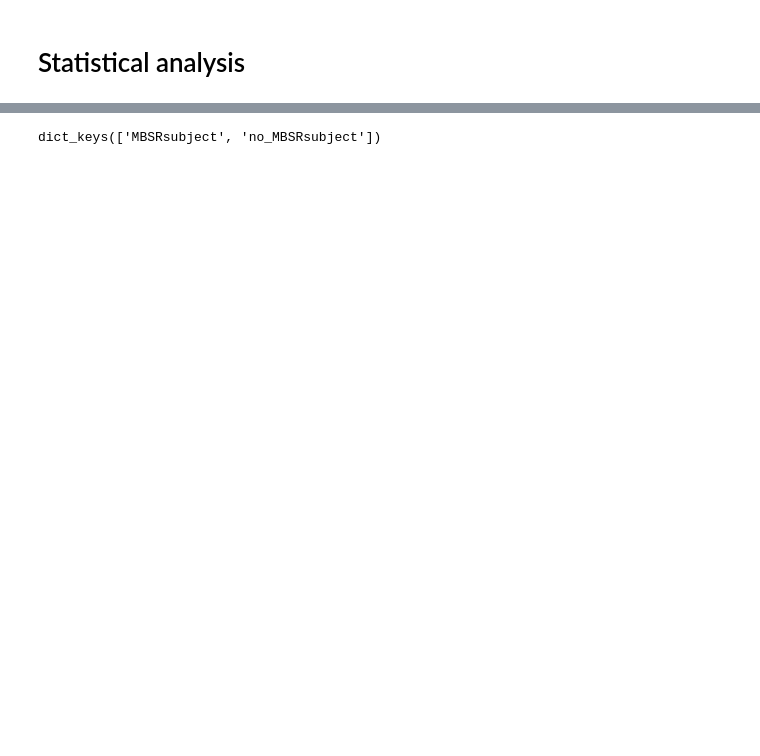
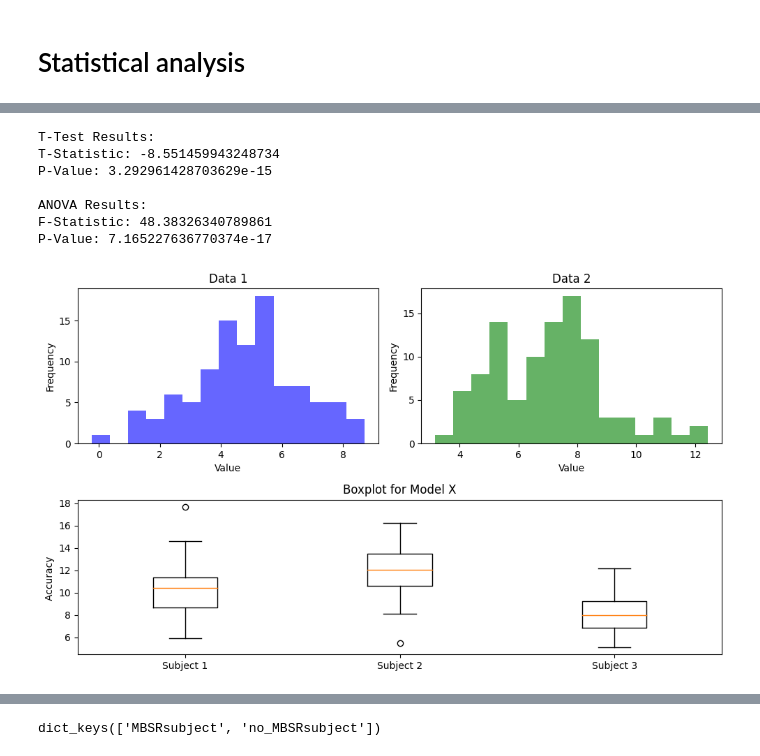
Before and after one commit to mralioo/BBCPy_DNN, a Jupyter notebook: notebooks/VizData.ipynb, the cells around one changed output, grey strips where cells are left out. Cells and saved outputs as stored; diff of their text form; code cells hidden in the pictures; blank space fills up the shorter version.

```diff
--- a/notebooks/VizData.ipynb
+++ b/notebooks/VizData.ipynb
@@ -9,3 +39,65 @@ Sensorimotor Rhythms
+# %%
+import numpy as np
+import scipy.stats as stats
+import matplotlib.pyplot as plt
+
+# Generate some sample data for demonstration purposes
+np.random.seed(42)
+data1 = np.random.normal(loc=5, scale=2, size=100)
+data2 = np.random.normal(loc=7, scale=2, size=100)
+
+data_group1 = np.random.normal(loc=10, scale=2, size=50)
+data_group2 = np.random.normal(loc=12, scale=2, size=50)
+data_group3 = np.random.normal(loc=8, scale=2, size=50)
+
+# Compute t-test
+t_stat, p_value = stats.ttest_ind(data1, data2)
+
+# Compute ANOVA
+f_stat, p_value_anova = stats.f_oneway(data_group1, data_group2, data_group3)
+
+# Print the results
+print("T-Test Results:")
+print(f"T-Statistic: {t_stat}")
+print(f"P-Value: {p_value}")
+print("\nANOVA Results:")
+print(f"F-Statistic: {f_stat}")
+print(f"P-Value: {p_value_anova}")
+
+# Data Visualization
+plt.figure(figsize=(10, 6))
+
+# Histogram for data1
+plt.subplot(2, 2, 1)
+plt.hist(data1, bins=15, color='blue', alpha=0.6)
+plt.title('Data 1')
+plt.xlabel('Value')
+plt.ylabel('Frequency')
+
+# Histogram for data2
+plt.subplot(2, 2, 2)
+plt.hist(data2, bins=15, color='green', alpha=0.6)
+plt.title('Data 2')
+plt.xlabel('Value')
+plt.ylabel('Frequency')
+
+# Boxplot for ANOVA data
+plt.subplot(2, 1, 2)
+plt.boxplot([data_group1, data_group2, data_group3], labels=['Subject 1', 'Subject 2', 'Subject 3'])
+plt.title('Boxplot for Model X')
+plt.ylabel('Accuracy ')
+
+plt.tight_layout()
+plt.show()
+# %% [output]
+T-Test Results:
+T-Statistic: -8.551459943248734
+P-Value: 3.292961428703629e-15
+
+ANOVA Results:
+F-Statistic: 48.38326340789861
+P-Value: 7.165227636770374e-17
+[figure, added]
 # %%
 import bbcpy
 # %%
```
Also changed, not shown: parts of 10 cells of this notebook, 7 other files.
